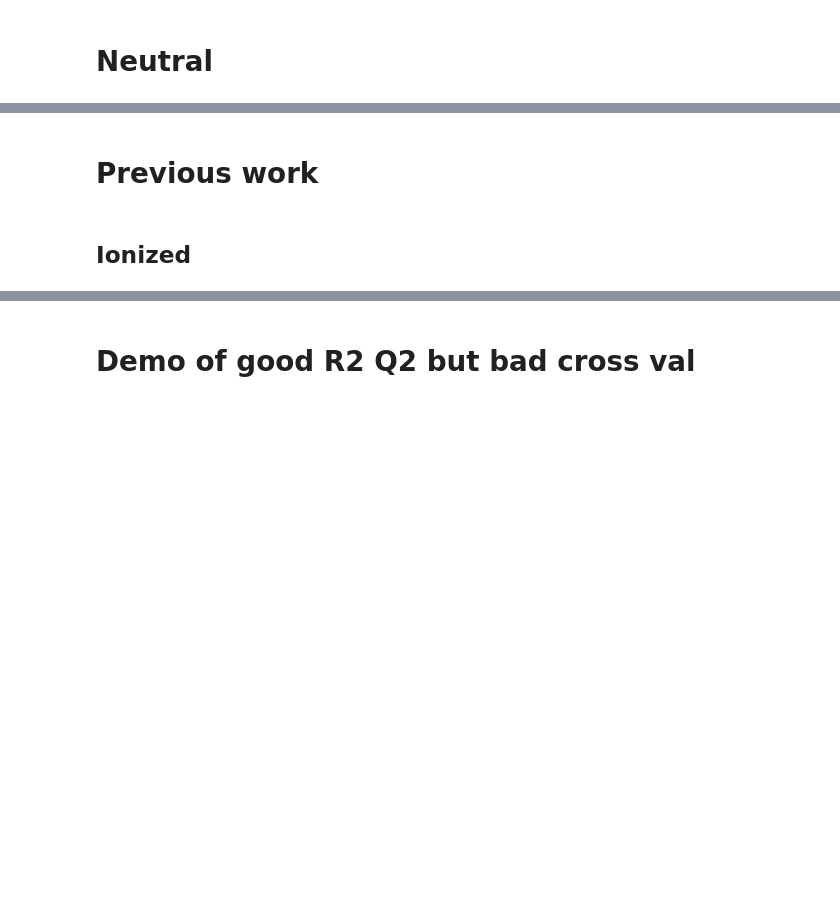
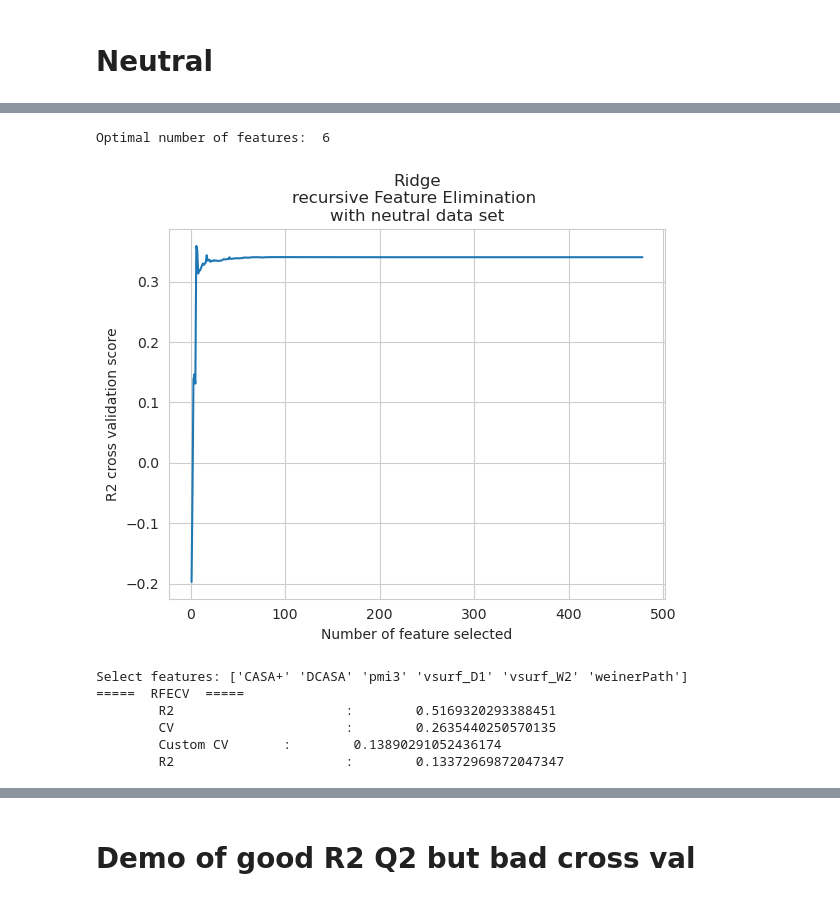
Before and after one commit to tahiri-lab/QSAR, a Jupyter notebook: code/models/ridge_v2.ipynb, the cells around one changed output, grey strips where cells are left out. Drawn from its saved outputs; the diff is of its cells as text; code cells hidden in the pictures; blank space fills up the shorter version.

```diff
--- a/code/models/ridge_v2.ipynb
+++ b/code/models/ridge_v2.ipynb
@@ -187,38 +340,44 @@ plot_optimization_history(study, target_name="Score de validation croisée")
-# %% [markdown]
-# Previous work
 # %%
-rr = Ridge(max_iter=100000)
-rr.fit(X_full_train, y_full_train)
-cv = KFold(5)
+rr = Ridge(max_iter=100000, **({'alpha': 19553992.061135184, 'solver': 'lsqr'}))
+# rr.fit(X_neutral_train, y_neutral_train)
 min_features_to_select: int = 1
-
-folds = KFold(n_splits=5, shuffle=True, random_state=100)
 
 
 rfecv = RFECV(
     estimator=rr,
     step=1,
-    cv=cv,
+    cv=3,
     scoring="r2",
     min_features_to_select=min_features_to_select,
     n_jobs=-1
 )
 
-rfecv.fit(X_full_train, y_full_train)
+rfecv.fit(X_neutral_train, y_neutral_train)
 
 print("Optimal number of features: ", rfecv.n_features_)
 
 n_scores= len(rfecv.cv_results_["mean_test_score"])
 plt.figure()
 plt.plot(range(min_features_to_select, n_scores+min_features_to_select), rfecv.cv_results_["mean_test_score"])
 plt.xlabel("Number of feature selected")
-plt.ylabel("Mean test of accuracy")
-plt.title("Recursive Feature Elimination \nwith correlated features")
+plt.ylabel("R2 cross validation score")
+plt.title(str(type(rr).__name__) + "\nrecursive Feature Elimination \nwith neutral data set")
 plt.show()
 
 
 
-print("best model\t:\t",rfecv.get_params(), "\n\tR2\t:\t", rfecv.score(X_full_train, y_full_train),
-      "\n\tCross-val\t:\t", cross_val_score(rfecv, X_full_train, y_full_train, scoring="r2", cv=folds).mean(),
-      "\n\tQ2\t:\t", rfecv.score(X_full_test, y_full_test),
-      "\nSelect features:", rfecv.get_feature_names_out())
+print("Select features:", rfecv.get_feature_names_out())
+
+
+test_utils.display_score(rfecv,
+                         X_neutral_train, y_neutral_train,
+                         X_neutral_test, y_neutral_test)
+# %% [output]
+Optimal number of features:  6
+[figure, added]
+Select features: ['CASA+' 'DCASA' 'pmi3' 'vsurf_D1' 'vsurf_W2' 'weinerPath']
+=====  RFECV  =====
+        R2                      :        0.5169320293388451
+        CV                      :        0.2635440250570135
+        Custom CV       :        0.13890291052436174
+        R2                      :        0.13372969872047347
@@ -264,2 +383,0 @@ print("Q2\t: ", grid_cv.best_estimator_.score(X_full_test, y_full_test))
-# %% [markdown]
-## Ionized
```
Also changed, not shown: parts of 40 cells of this notebook.
